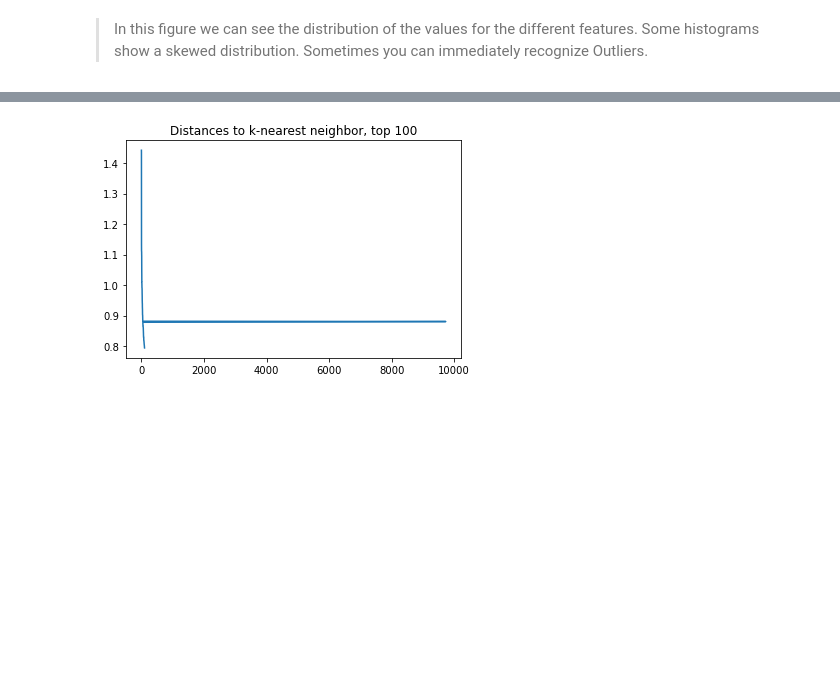
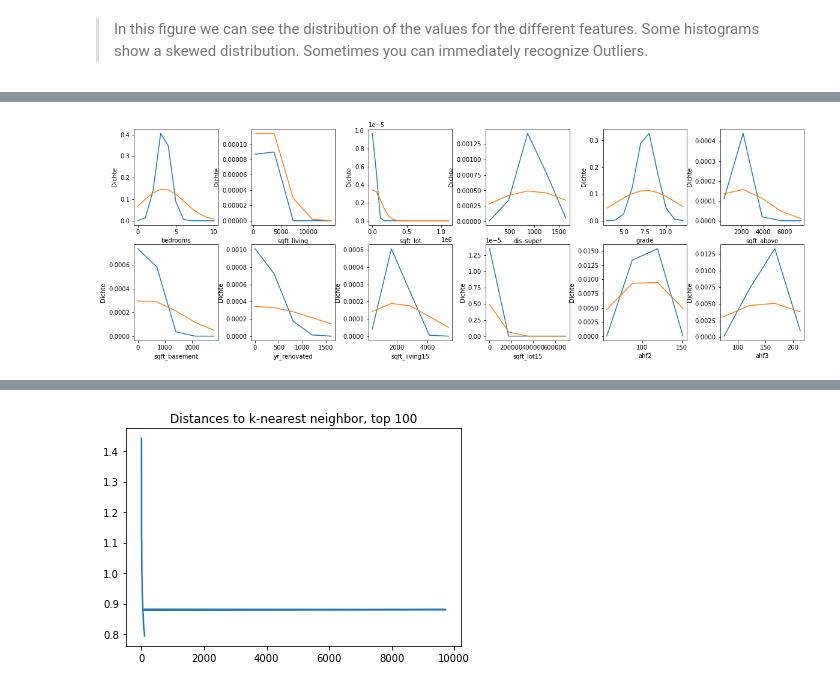
Before and after one commit to robring/advancedDatascience_CaseStudy, a Jupyter notebook: 02_Modeling.ipynb, the cells around one changed output, grey strips where cells are left out. Cells and saved outputs as stored; diff of their text form; code cells hidden in the pictures; blank space fills up the shorter version.

Commit message:
task2: - outlier handling - layout task1: pulled from branch task1

```diff
--- a/02_Modeling.ipynb
+++ b/02_Modeling.ipynb
@@ -180,0 +188,37 @@ view: 559 potential outliers detected
+# %%
+import numpy as np
+import matplotlib.pyplot as plt
+from scipy.stats import norm
+
+fig = plt.figure(figsize=(20,10))
+i=1
+for key, value in outliers_plot_dict.items():
+    plt.subplot(3,6,i)
+    data = value[key]
+    min = data.min()
+    max = data.max()
+    if not max <= 10:
+        if max >1000000:
+            step = np.round(max/20)
+        elif max <100:
+            step = np.round(max/10)
+        elif max >5:
+             step = np.round(max/5)
+        #print(max)
+        mean = data.mean()
+        sd = data.std()
+        x_axis = np.arange(min, max, step)
+
+        fig.subplots_adjust(hspace = .2, wspace=0.4)
+        plt.ylabel("Dichte")
+        plt.xlabel(key)
+        ax = plt.gca()
+        #ax.axes.yaxis.set_ticklabels([])
+        plt.yticks()
+        plt.plot(x_axis, norm.pdf(x_axis, mean, sd))
+        plt.plot(x_axis, norm.pdf(x_axis, mean, sd*3))
+        i+=1
+
+plt.show()
+# %% [output]
+[figure, added]
```
Also changed, not shown: parts of 23 cells of this notebook, 1 other file.
